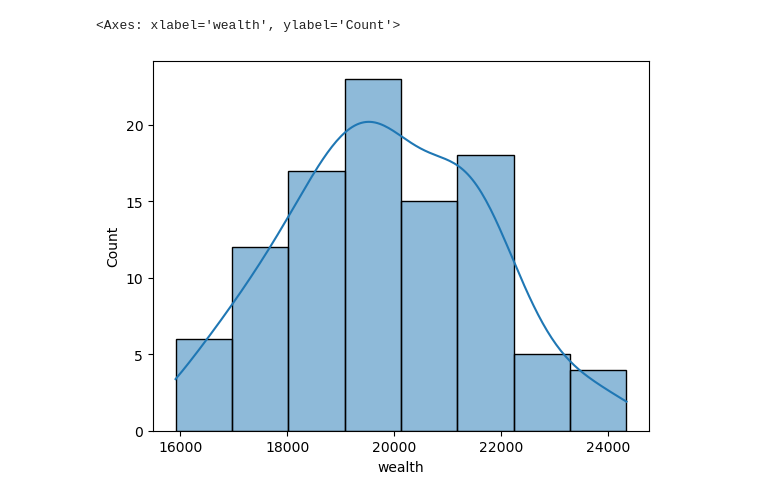
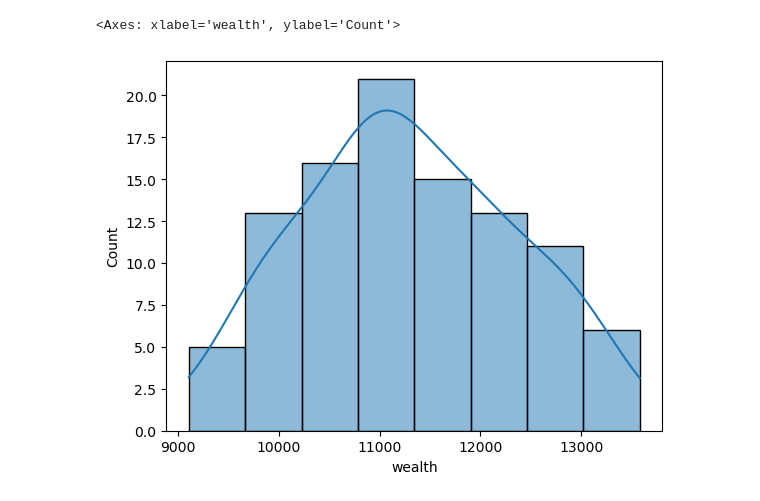
Before and after one commit to pollockDeVis/sfi_hw_normal_change, a Jupyter notebook: economic_model.ipynb, the cells around one changed output. Cells and saved outputs as stored; diff of their text form; code cells hidden in the pictures.

Commit message:
added the economy model and agent

```diff
--- a/economic_model.ipynb
+++ b/economic_model.ipynb
@@ -23,8 +57,9 @@ class EconomicAgent(mesa.Agent):
 
     def step(self):
         self.generate_wealth()
+        self.expenditure()
         self.trade()
-        self.update_norm()
+        # self.update_norm()
 
     def get_utility(self):
         if self.norm == 'self-centric':
@@ -41,6 +76,9 @@ class EconomicAgent(mesa.Agent):
 
         # Fixed wealth increase which emulates a salary from a job. # This should depend on employment status.
         self.wealth += self.model.salary
+
+    def expenditure(self):
+        self.wealth -= self.model.expenditure
 
     def trade(self):
         # Randomly select a trading partner.
@@ -96,12 +134,13 @@ class EconomicAgent(mesa.Agent):
 
 
 class EconomicModel(mesa.Model):
-    def __init__(self, num_agents, initial_wealth, growth_rate, trade_rate, salary, conversion_probability, social_pressure_probability, ratio_of_altruistic_agents):
+    def __init__(self, num_agents, initial_wealth, growth_rate, trade_rate, salary, expenditure, conversion_probability, social_pressure_probability, ratio_of_altruistic_agents):
         self.num_agents = num_agents
         self.initial_wealth = initial_wealth
         self.growth_rate = growth_rate
         self.trade_rate = trade_rate
         self.salary = salary
+        self.expenditure = expenditure
         self.conversion_probability = conversion_probability
         self.social_pressure_probability = social_pressure_probability
 
@@ -144,29 +183,30 @@ class EconomicModel(mesa.Model):
 # %%
 # Set the model parameters.
 num_agents = 100
 initial_wealth = 1000
 growth_rate = 0.01
 trade_rate = 0.1
 salary = 100
+expenditure = 50
 conversion_probability = 0.4
 social_pressure_probability = 0.1
 ratio_of_altruistic_agents = 0.2
 
 # Create the model.
-model = EconomicModel(num_agents, initial_wealth, growth_rate, trade_rate, salary, conversion_probability, social_pressure_probability, ratio_of_altruistic_agents)
+model = EconomicModel(num_agents, initial_wealth, growth_rate, trade_rate, salary, expenditure, conversion_probability, social_pressure_probability, ratio_of_altruistic_agents)
 
 # Run the model.
 for i in range(100):
     model.step()
 
 # Get the wealths of the agents.
 wealths = [agent.wealth for agent in model.schedule.agents]
 
 # Create a DataFrame.
 df = pd.DataFrame({'wealth': wealths})
 
 # Plot the wealth distribution.
 sns.histplot(df['wealth'], kde=True)
 # %% [output]
 <Axes: xlabel='wealth', ylabel='Count'>
-[figure, old version]
+[figure, new version]
```
Also changed, not shown: parts of 3 cells of this notebook.
